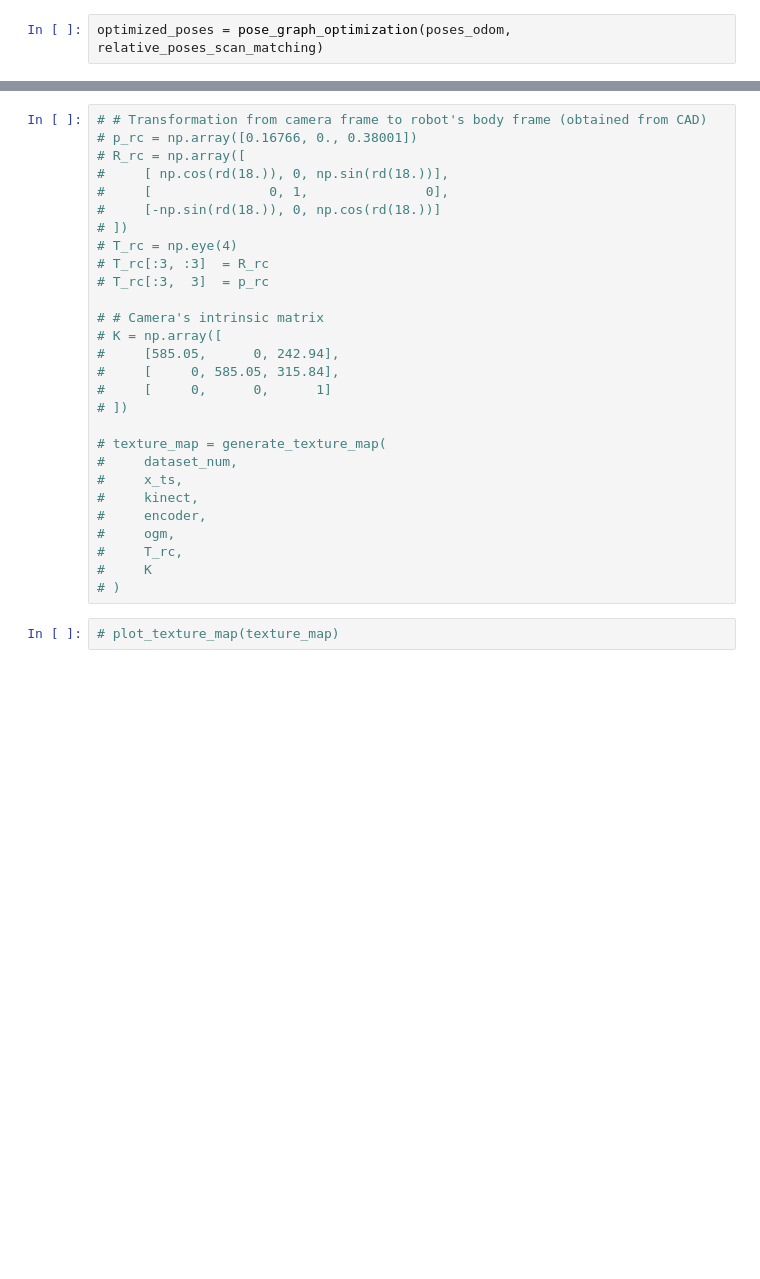
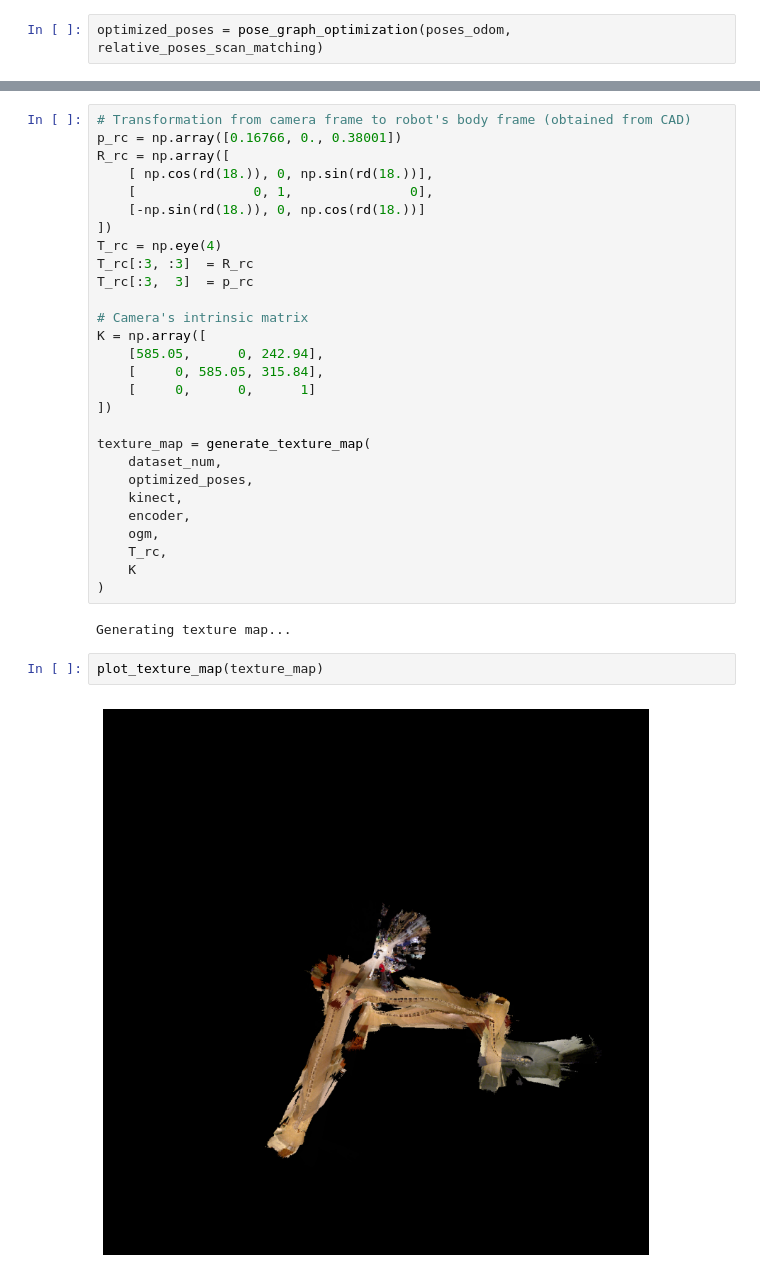
Before and after one commit to fadli0029/LiDAR-SLAM, a Jupyter notebook: v7.ipynb, the cells around one changed output, grey strips where cells are left out. Saved outputs shown, nothing was run; the diff lists cells and outputs as text; blank space fills up the shorter version.

```diff
--- a/v7.ipynb
+++ b/v7.ipynb
@@ -75,30 +85,34 @@ plot_N_trajectories([poses_odom, optimized_poses, poses_scan_matching])
 # %%
-# # Transformation from camera frame to robot's body frame (obtained from CAD)
-# p_rc = np.array([0.16766, 0., 0.38001])
-# R_rc = np.array([
-#     [ np.cos(rd(18.)), 0, np.sin(rd(18.))],
-#     [               0, 1,               0],
-#     [-np.sin(rd(18.)), 0, np.cos(rd(18.))]
-# ])
-# T_rc = np.eye(4)
-# T_rc[:3, :3]  = R_rc
-# T_rc[:3,  3]  = p_rc
+# Transformation from camera frame to robot's body frame (obtained from CAD)
+p_rc = np.array([0.16766, 0., 0.38001])
+R_rc = np.array([
+    [ np.cos(rd(18.)), 0, np.sin(rd(18.))],
+    [               0, 1,               0],
+    [-np.sin(rd(18.)), 0, np.cos(rd(18.))]
+])
+T_rc = np.eye(4)
+T_rc[:3, :3]  = R_rc
+T_rc[:3,  3]  = p_rc
 
-# # Camera's intrinsic matrix
-# K = np.array([
-#     [585.05,      0, 242.94],
-#     [     0, 585.05, 315.84],
-#     [     0,      0,      1]
-# ])
+# Camera's intrinsic matrix
+K = np.array([
+    [585.05,      0, 242.94],
+    [     0, 585.05, 315.84],
+    [     0,      0,      1]
+])
 
-# texture_map = generate_texture_map(
-#     dataset_num,
-#     x_ts,
-#     kinect,
-#     encoder,
-#     ogm,
-#     T_rc,
-#     K
-# )
+texture_map = generate_texture_map(
+    dataset_num,
+    optimized_poses,
+    kinect,
+    encoder,
+    ogm,
+    T_rc,
+    K
+)
+# %% [output]
+Generating texture map...
 # %%
-# plot_texture_map(texture_map)
+plot_texture_map(texture_map)
+# %% [output]
+[figure, added]
```
Also changed, not shown: parts of 6 cells of this notebook, 8 other files.
